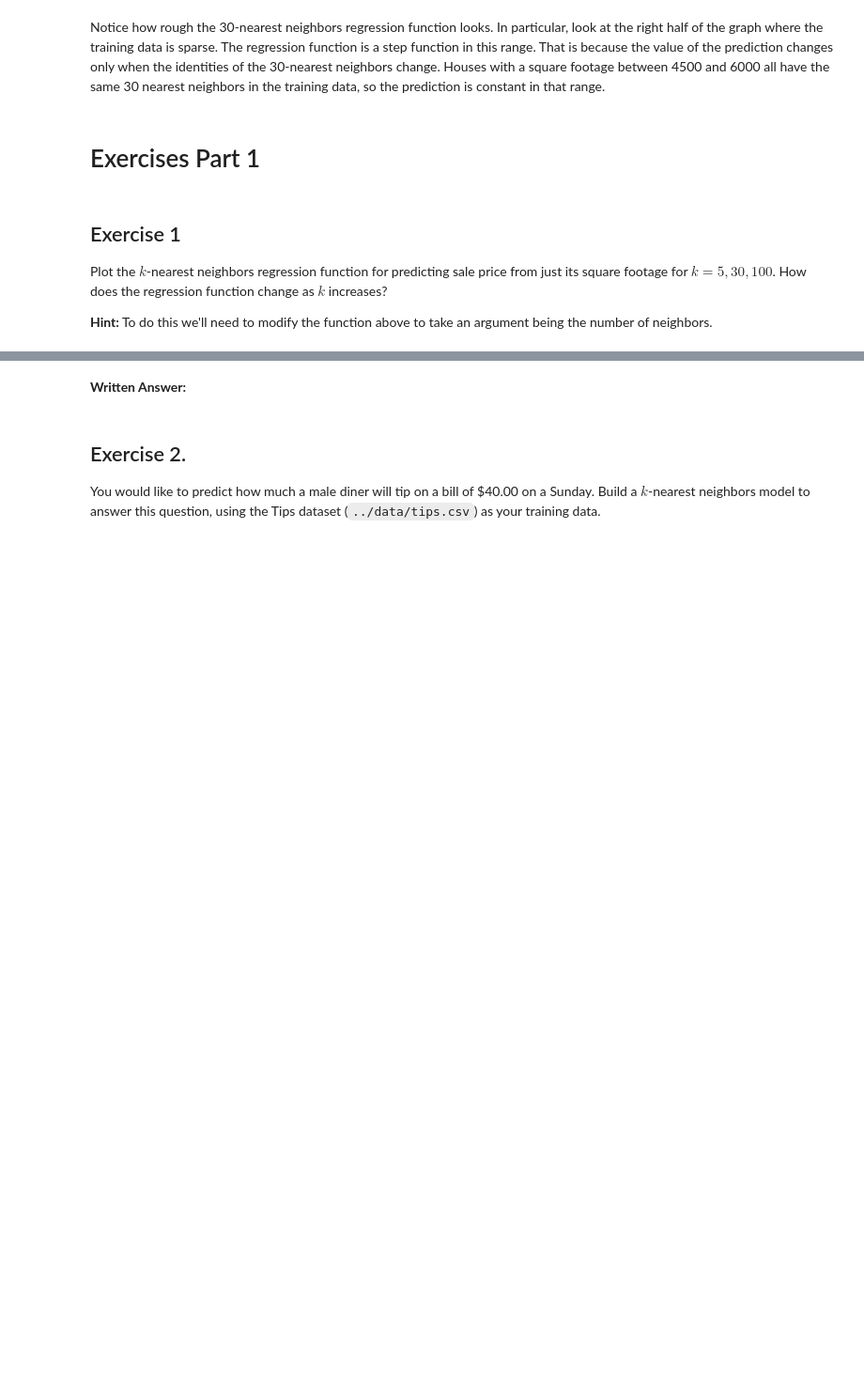
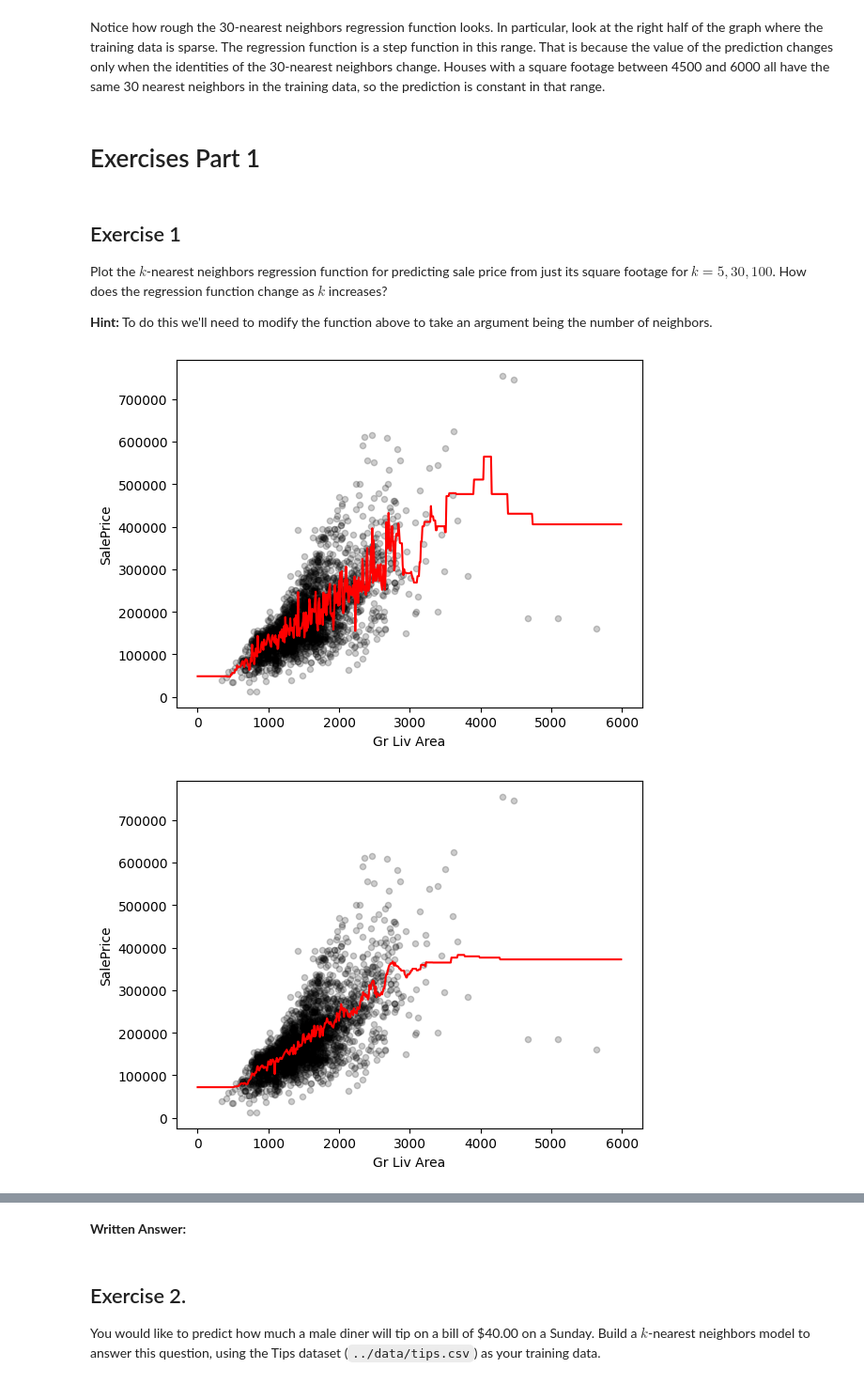
Before and after one commit to areenkh/cmps6790, a Jupyter notebook: _labs/Lab11/Lab11.ipynb, the cells around one changed output, grey strips where cells are left out. Shown at 94% size. Cells and saved outputs as stored; diff of their text form; code cells hidden in the pictures; blank space fills up the shorter version.

```diff
--- a/_labs/Lab11/Lab11.ipynb
+++ b/_labs/Lab11/Lab11.ipynb
@@ -229,0 +324,25 @@ Plot the $k$-nearest neighbors regression function for predicting sale price fro
+# %%
+# TYPE YOUR CODE HERE
+def get_XNN_prediction(x_new, k):
+    """Given new observation, returns 30-nearest neighbors prediction
+    """
+    dists = np.sqrt(((X_train - x_new)**2).sum(axis=1))
+    inds_sorted = dists.sort_values().index[:k]
+    return y_train.loc[inds_sorted].mean()
+
+
+for k in [5, 30, 100]:
+    y_new_pred = X_new.apply(lambda x: get_XNN_prediction(x, k), axis=1)
+
+    y_new_pred.index = X_new["Gr Liv Area"]
+    housing.plot.scatter(x="Gr Liv Area", y="SalePrice", color="black", alpha=.2)
+    y_new_pred.plot.line(color="red")
+    plt.show()
+
+
+# As k increases, the regression function becomes smoother and less sensitive to noise.
+# Small values of k produce a more flexible, highly variable curve that closely follows the data, while larger values of
+# k result in a smoother curve that averages over more points.
+# %% [output]
+[figure, added]
+[figure, added]
```
Also changed, not shown: parts of 21 cells of this notebook.
